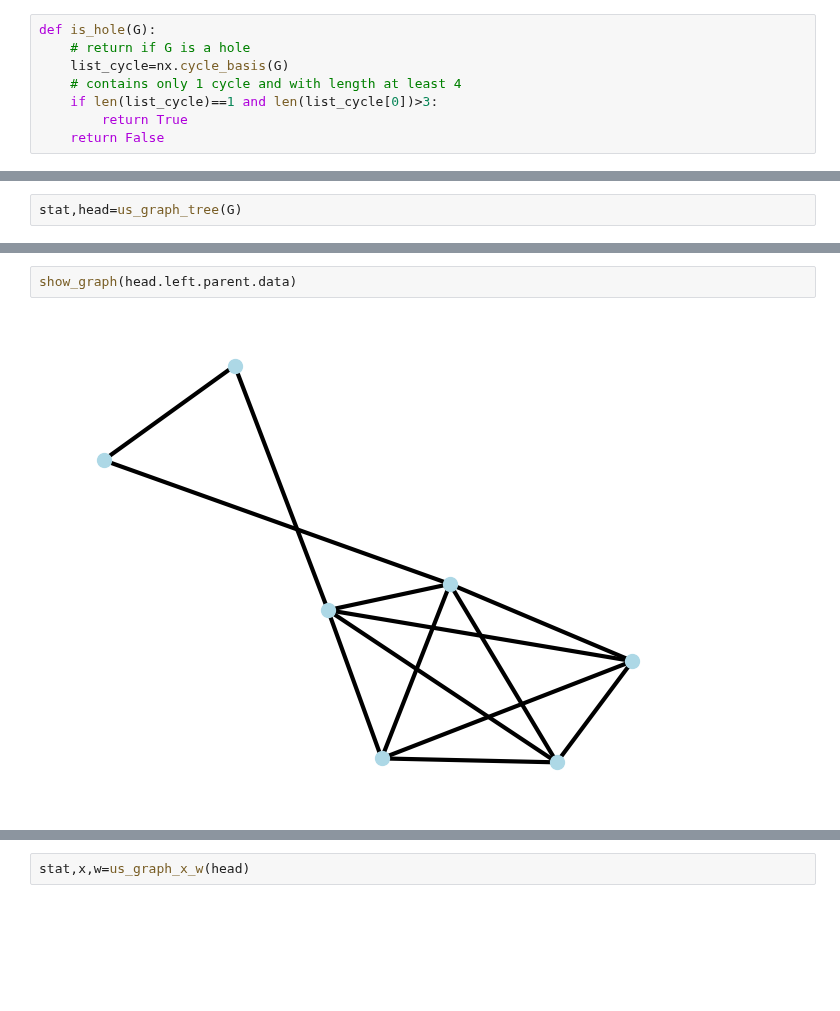
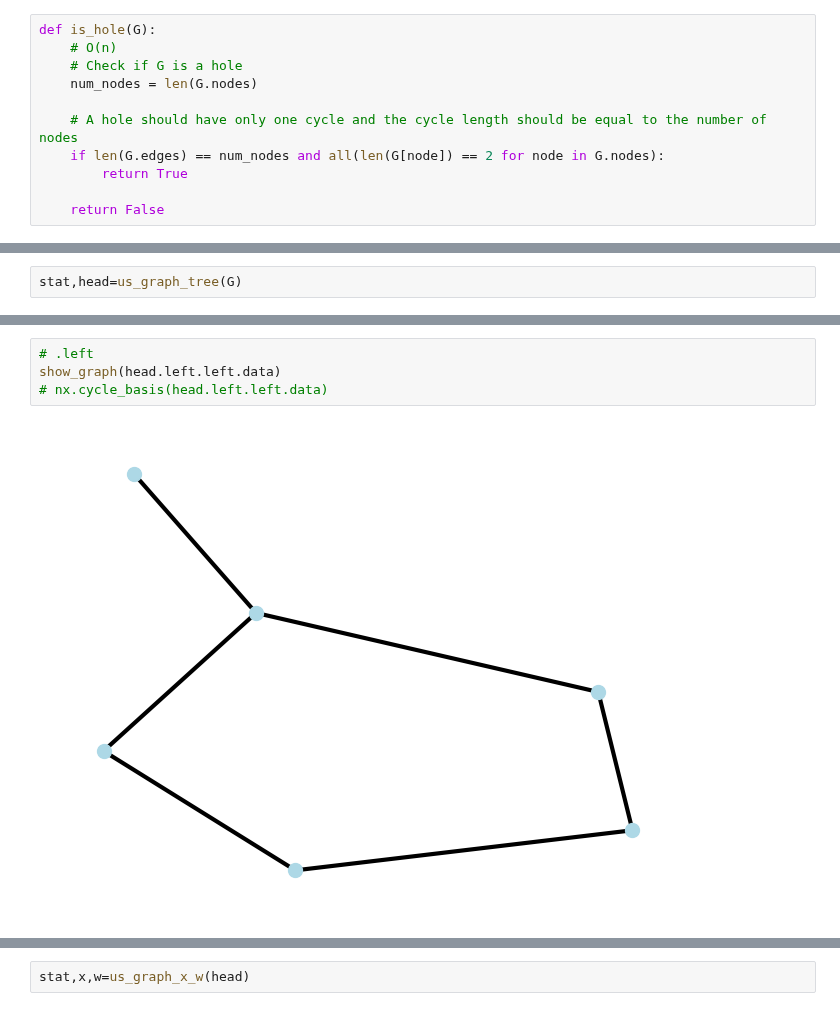
Before and after one commit to vonals/code, a Jupyter notebook: graphx-1.ipynb, the cells around one changed output, grey strips where cells are left out. Saved outputs shown, nothing was run; the diff lists cells and outputs as text; blank space fills up the shorter version.

```diff
--- a/graphx-1.ipynb
+++ b/graphx-1.ipynb
@@ -389,9 +262,12 @@ def is_clique(G):
     return len(G.edges) == max_edges
 # %%
 def is_hole(G):
-    # return if G is a hole
-    list_cycle=nx.cycle_basis(G)
-    # contains only 1 cycle and with length at least 4
-    if len(list_cycle)==1 and len(list_cycle[0])>3:
+    # O(n)
+    # Check if G is a hole
+    num_nodes = len(G.nodes)
+
+    # A hole should have only one cycle and the cycle length should be equal to the number of nodes
+    if len(G.edges) == num_nodes and all(len(G[node]) == 2 for node in G.nodes):
         return True
+
     return False
@@ -686,7 +613,9 @@ NameError: name 'us_graph_a' is not defined
-# %%
-show_graph(head.left.parent.data)
-# %% [output]
-[figure, removed]
+# %%
+# .left
+show_graph(head.left.left.data)
+# nx.cycle_basis(head.left.left.data)
+# %% [output]
+[figure, added]
 # %%
 def simple_x(G):
     # return the chromatic number of a basic graph (clique or hole)
```
Also changed, not shown: parts of 76 cells of this notebook, 6 other files.
